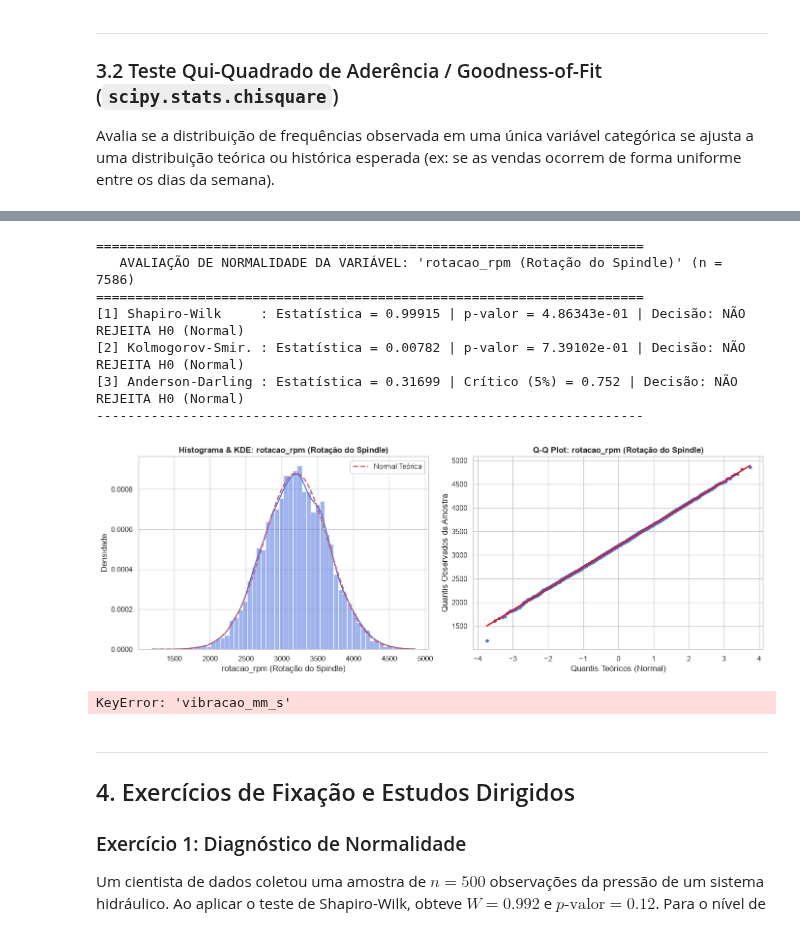
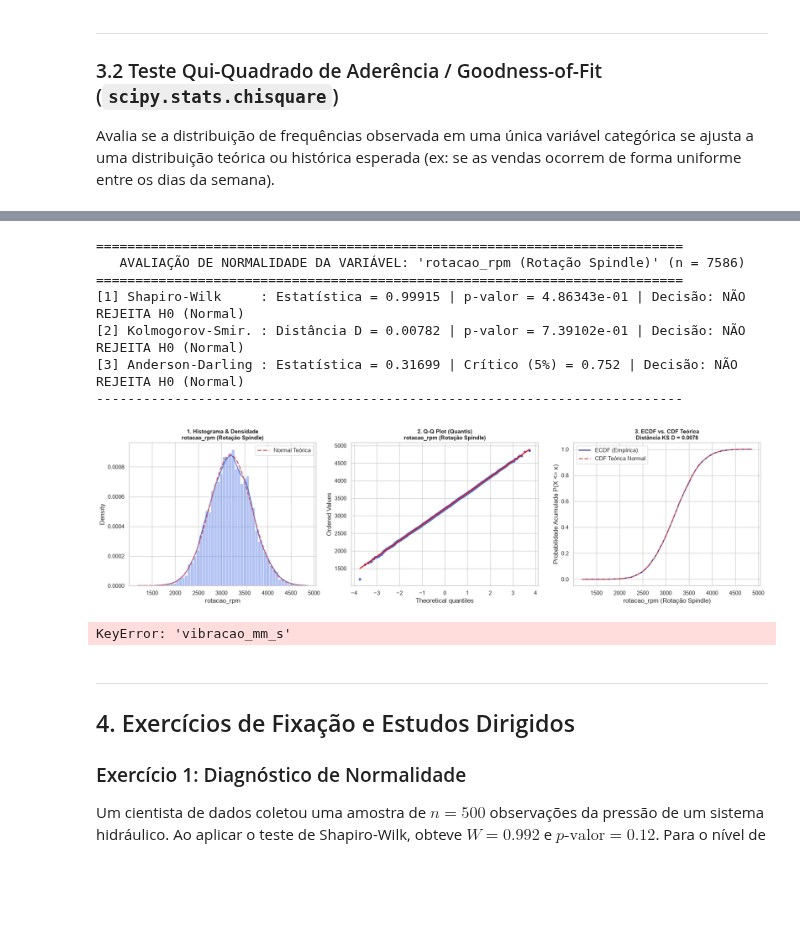
Before and after one commit to profAndreSouza/Material, a Jupyter notebook: Ciencia de Dados/aulas/semana_05.ipynb, the cells around one changed output, grey strips where cells are left out. Drawn from its saved outputs; the diff is of its cells as text; code cells hidden in the pictures; blank space fills up the shorter version.

Commit message:
feat: add lecture notebook covering statistical inference, hypothesis testing, and normality tests

```diff
--- a/Ciencia de Dados/aulas/semana_05.ipynb
+++ b/Ciencia de Dados/aulas/semana_05.ipynb
@@ -160,76 +191,84 @@ Dataset de Usinagem carregado com sucesso: 8000 linhas e 17 colunas.
 | 4 | PEC-80004 | Torno_CNC | Aluminio | Seco | Turno_3 | 3989.3 | 318.6 | ... |
 # %%
 # =============================================================================
-# ETAPA 2: Testes de Normalidade (Shapiro-Wilk, Kolmogorov-Smirnov, Anderson-Darling)
+# ETAPA 2: Testes de Normalidade e Visualização ECDF vs. CDF Teórica
 # =============================================================================
 def executar_testes_normalidade(dados, nome_coluna, alpha=0.05):
     # Remove NAs para os testes estatísticos
     amostra = dados.dropna()
 
-    print("=" * 70)
+    print("=" * 75)
     print(f"   AVALIAÇÃO DE NORMALIDADE DA VARIÁVEL: '{nome_coluna}' (n = {len(amostra)})")
-    print("=" * 70)
+    print("=" * 75)
 
-    # 1. Teste de Shapiro-Wilk (usa subamostra de 2000 se n for muito grande)
+    # 1. Teste de Shapiro-Wilk (subamostra de 2000 para não inflacionar n)
     amostra_shapiro = amostra.sample(n=min(2000, len(amostra)), random_state=42)
     stat_sw, p_sw = stats.shapiro(amostra_shapiro)
     decisao_sw = "REJEITA H0 (Não Normal)" if p_sw <= alpha else "NÃO REJEITA H0 (Normal)"
     print(f"[1] Shapiro-Wilk     : Estatística = {stat_sw:.5f} | p-valor = {p_sw:.5e} | Decisão: {decisao_sw}")
 
-    # 2. Teste de Kolmogorov-Smirnov (comparado contra distribuição normal padronizada)
+    # 2. Teste de Kolmogorov-Smirnov
     z_scores = (amostra - amostra.mean()) / amostra.std()
     stat_ks, p_ks = stats.kstest(z_scores, 'norm')
     decisao_ks = "REJEITA H0 (Não Normal)" if p_ks <= alpha else "NÃO REJEITA H0 (Normal)"
-    print(f"[2] Kolmogorov-Smir. : Estatística = {stat_ks:.5f} | p-valor = {p_ks:.5e} | Decisão: {decisao_ks}")
+    print(f"[2] Kolmogorov-Smir. : Distância D = {stat_ks:.5f} | p-valor = {p_ks:.5e} | Decisão: {decisao_ks}")
 
     # 3. Teste de Anderson-Darling
     res_ad = stats.anderson(amostra, dist='norm')
     val_crit_5 = res_ad.critical_values[2]
     decisao_ad = "REJEITA H0 (Não Normal)" if res_ad.statistic > val_crit_5 else "NÃO REJEITA H0 (Normal)"
     print(f"[3] Anderson-Darling : Estatística = {res_ad.statistic:.5f} | Crítico (5%) = {val_crit_5:.3f} | Decisão: {decisao_ad}")
-    print("-" * 70)
+    print("-" * 75)
 
-    # Visualização Gráfica: Histograma + KDE vs. Q-Q Plot
-    fig, axes = plt.subplots(1, 2, figsize=(14, 5))
+    # Visualização em 3 Painéis: Histograma/KDE, Q-Q Plot e ECDF vs. CDF Teórica
+    fig, axes = plt.subplots(1, 3, figsize=(18, 5))
 
-    # Gráfico 1: Histograma com KDE e Curva Teórica Normal
-    sns.histplot(amostra, kde=True, ax=axes[0], color='royalblue', stat='density', alpha=0.5)
+    # Painel 1: Histograma + KDE vs. Normal Teórica
+    sns.histplot(amostra, kde=True, ax=axes[0], color='royalblue', stat='density', alpha=0.4)
     x_axis = np.linspace(amostra.min(), amostra.max(), 200)
     y_axis = stats.norm.pdf(x_axis, amostra.mean(), amostra.std())
     axes[0].plot(x_axis, y_axis, 'r--', lw=2, label='Normal Teórica')
-    axes[0].set_title(f'Histograma & KDE: {nome_coluna}', fontsize=12, fontweight='bold')
-    axes[0].set_xlabel(nome_coluna)
-    axes[0].set_ylabel('Densidade')
+    axes[0].set_title(f'1. Histograma & Densidade\n{nome_coluna}', fontsize=11, fontweight='bold')
     axes[0].legend()
 
-    # Gráfico 2: Q-Q Plot
+    # Painel 2: Q-Q Plot
     stats.probplot(amostra, dist="norm", plot=axes[1])
     axes[1].get_lines()[0].set_markerfacecolor('royalblue')
     axes[1].get_lines()[0].set_markersize(4)
     axes[1].get_lines()[1].set_color('red')
     axes[1].get_lines()[1].set_linewidth(2)
-    axes[1].set_title(f'Q-Q Plot: {nome_coluna}', fontsize=12, fontweight='bold')
-    axes[1].set_xlabel('Quantis Teóricos (Normal)')
-    axes[1].set_ylabel('Quantis Observados da Amostra')
+    axes[1].set_title(f'2. Q-Q Plot (Quantis)\n{nome_coluna}', fontsize=11, fontweight='bold')
+
+    # Painel 3: ECDF (Empírica) vs. CDF (Teórica Normal)
+    x_ord = np.sort(amostra)
+    y_ecdf = np.arange(1, len(x_ord) + 1) / len(x_ord)
+    y_cdf_teorica = stats.norm.cdf(x_ord, loc=amostra.mean(), scale=amostra.std())
+
+    axes[2].step(x_ord, y_ecdf, where='post', color='darkblue', lw=1.5, label='ECDF (Empírica)')
+    axes[2].plot(x_ord, y_cdf_teorica, 'r--', lw=2, label='CDF Teórica Normal')
+    axes[2].set_title(f'3. ECDF vs. CDF Teórica\nDistância KS D = {stat_ks:.4f}', fontsize=11, fontweight='bold')
+    axes[2].set_xlabel(nome_coluna)
+    axes[2].set_ylabel('Probabilidade Acumulada P(X <= x)')
+    axes[2].legend()
 
     plt.tight_layout()
     plt.show()
 
-# --- EXECUTANDO OS TESTES ---
+# --- EXECUTANDO OS TESTES EM VARIÁVEIS DO PROCESSO ---
 rotacao_limpa = df.loc[(df['rotacao_rpm'] > 1000) & (df['rotacao_rpm'] < 6000), 'rotacao_rpm']
-executar_testes_normalidade(rotacao_limpa, 'rotacao_rpm (Rotação do Spindle)')
+executar_testes_normalidade(rotacao_limpa, 'rotacao_rpm (Rotação Spindle)')
 
 vibracao_limpa = df.loc[(df['vibracao_mm_s'] > 0) & (df['vibracao_mm_s'] < 50), 'vibracao_mm_s']
 executar_testes_normalidade(vibracao_limpa, 'vibracao_mm_s (Vibração Mecânica)')
 # %% [output]
-======================================================================
-   AVALIAÇÃO DE NORMALIDADE DA VARIÁVEL: 'rotacao_rpm (Rotação do Spindle)' (n = 7586)
-======================================================================
+===========================================================================
+   AVALIAÇÃO DE NORMALIDADE DA VARIÁVEL: 'rotacao_rpm (Rotação Spindle)' (n = 7586)
+===========================================================================
 [1] Shapiro-Wilk     : Estatística = 0.99915 | p-valor = 4.86343e-01 | Decisão: NÃO REJEITA H0 (Normal)
-[2] Kolmogorov-Smir. : Estatística = 0.00782 | p-valor = 7.39102e-01 | Decisão: NÃO REJEITA H0 (Normal)
+[2] Kolmogorov-Smir. : Distância D = 0.00782 | p-valor = 7.39102e-01 | Decisão: NÃO REJEITA H0 (Normal)
 [3] Anderson-Darling : Estatística = 0.31699 | Crítico (5%) = 0.752 | Decisão: NÃO REJEITA H0 (Normal)
-----------------------------------------------------------------------
+---------------------------------------------------------------------------
-[figure, old version]
+[figure, new version]
 KeyError: 'vibracao_mm_s'
 # %%
 # =============================================================================
```
Also changed, not shown: parts of 3 cells of this notebook.
